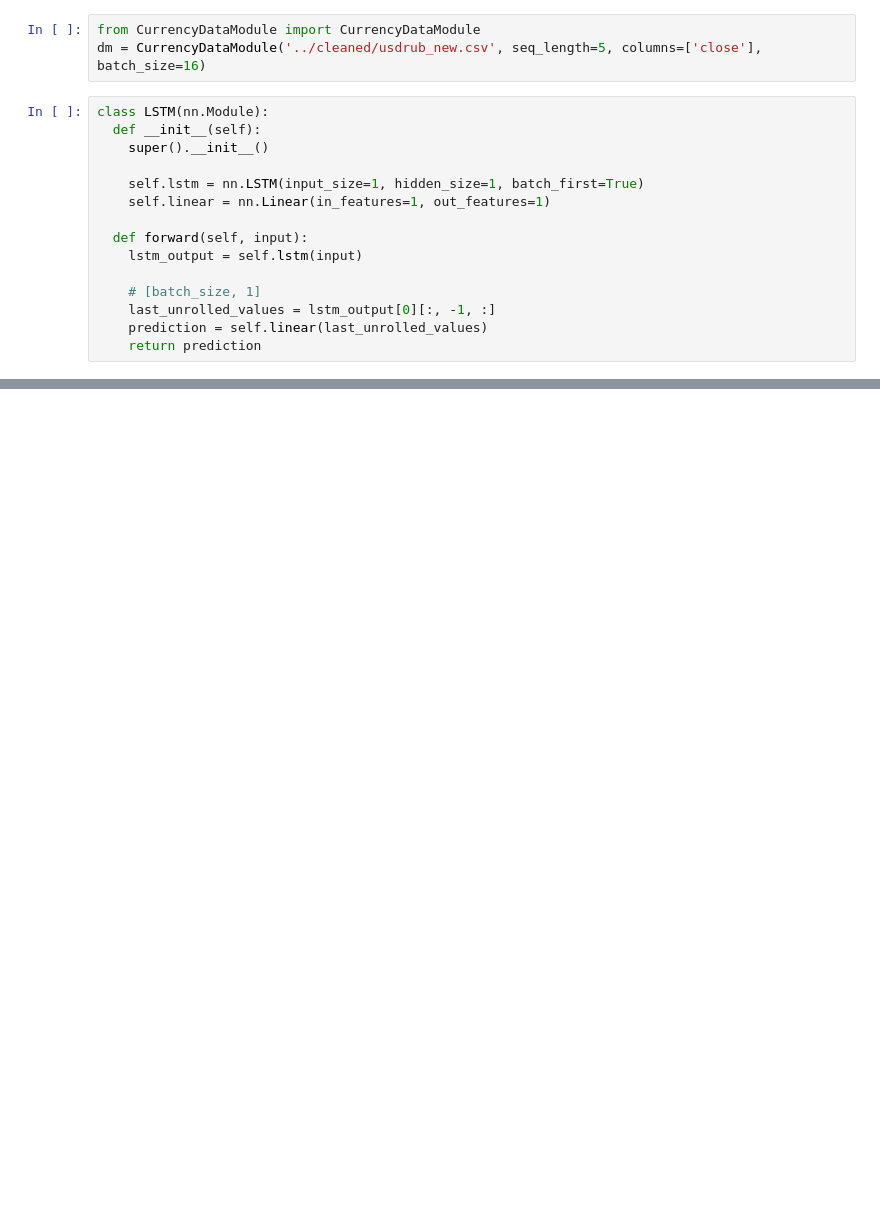
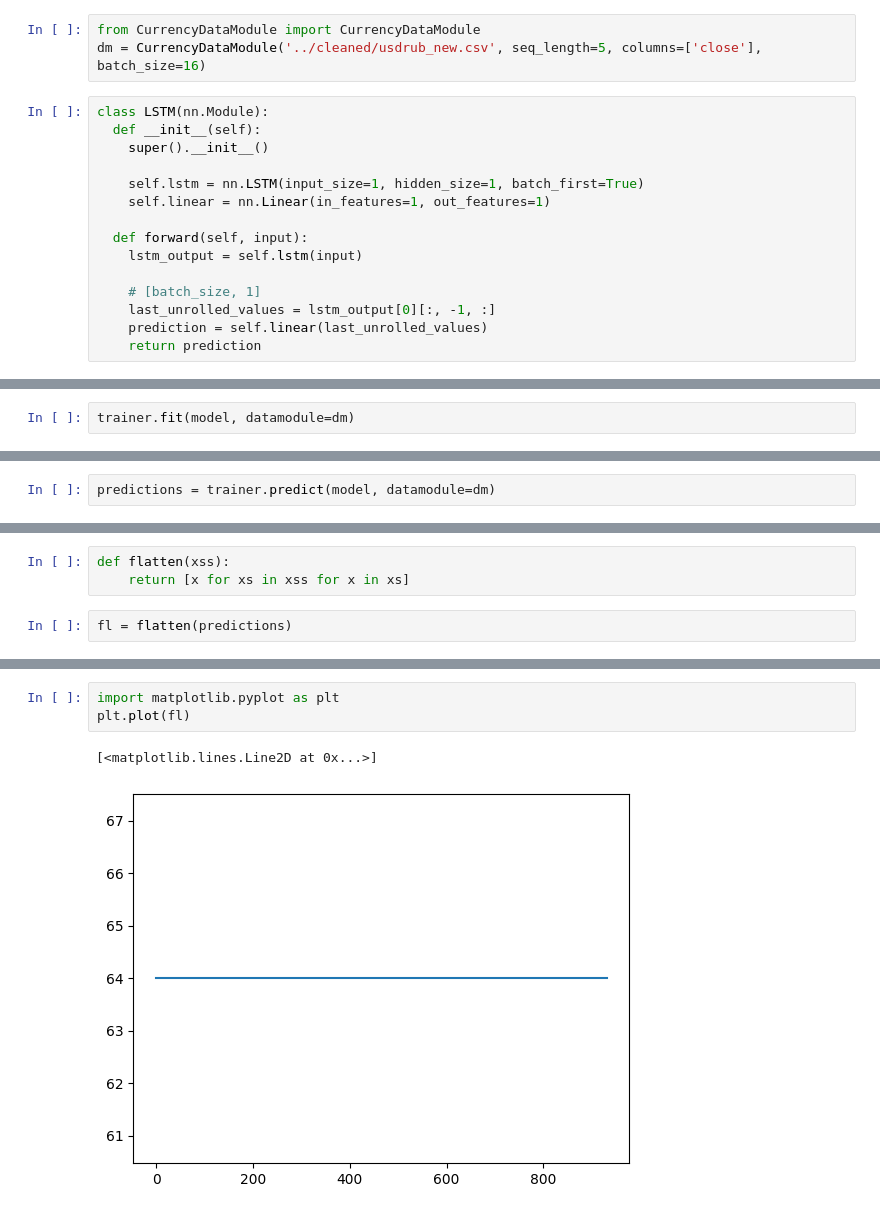
Before and after one commit to SoulDancer27/financial_tools, a Jupyter notebook: currency/lightning/lstm2.ipynb, the cells around one changed output, grey strips where cells are left out. Saved outputs shown, nothing was run; the diff lists cells and outputs as text; blank space fills up the shorter version.

```diff
--- a/currency/lightning/lstm2.ipynb
+++ b/currency/lightning/lstm2.ipynb
@@ -57,0 +71,2 @@ class LitLSTM(L.LightningModule):
+# %%
+trainer.fit(model, datamodule=dm)
@@ -57,0 +97,2 @@ class LitLSTM(L.LightningModule):
+# %%
+predictions = trainer.predict(model, datamodule=dm)
@@ -57,0 +106,5 @@ class LitLSTM(L.LightningModule):
+# %%
+def flatten(xss):
+    return [x for xs in xss for x in xs]
+# %%
+fl = flatten(predictions)
@@ -57,0 +131,6 @@ class LitLSTM(L.LightningModule):
+# %%
+import matplotlib.pyplot as plt
+plt.plot(fl)
+# %% [output]
+[<matplotlib.lines.Line2D at 0x...>]
+[figure, added]
```
Also changed, not shown: parts of 9 cells of this notebook, 4 other files.
